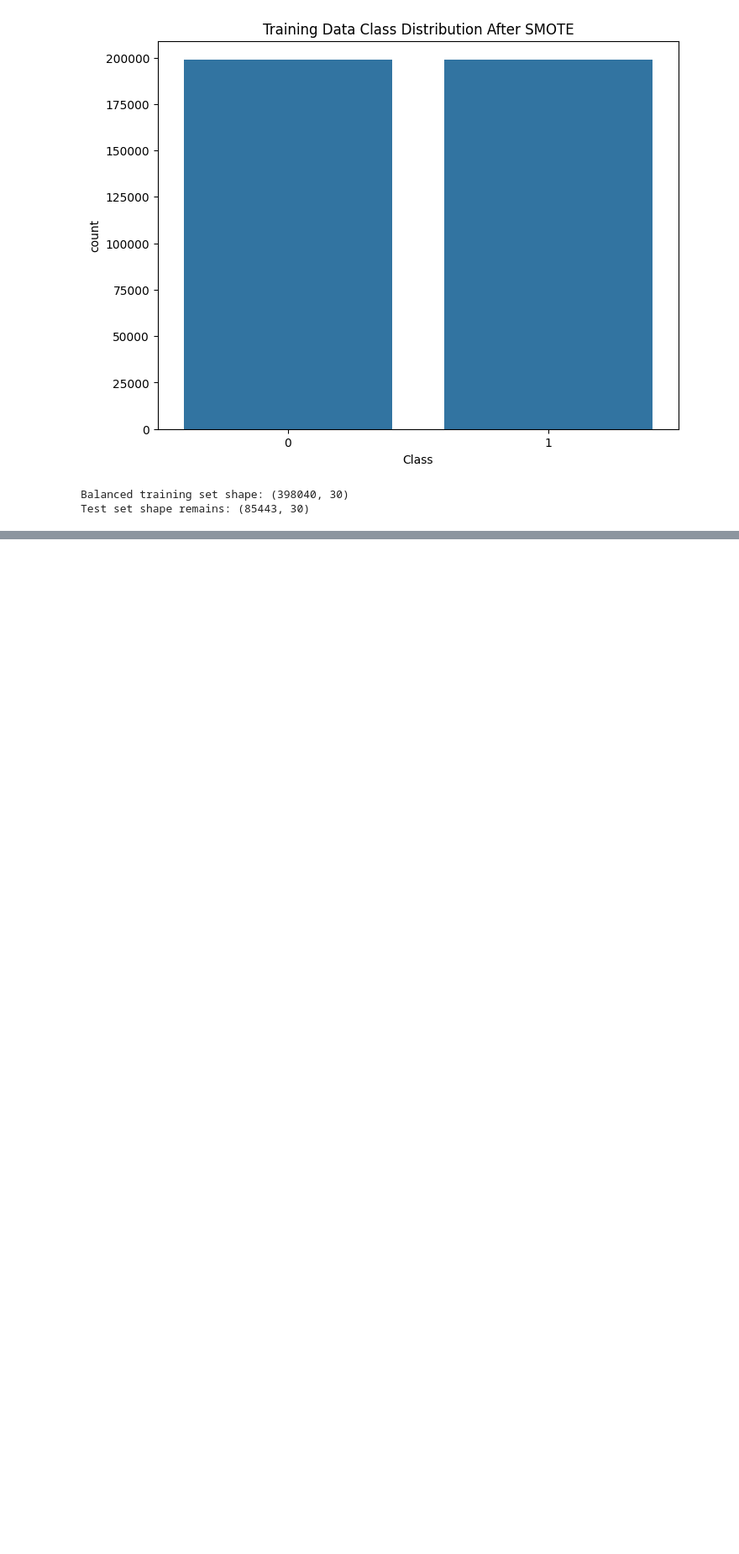
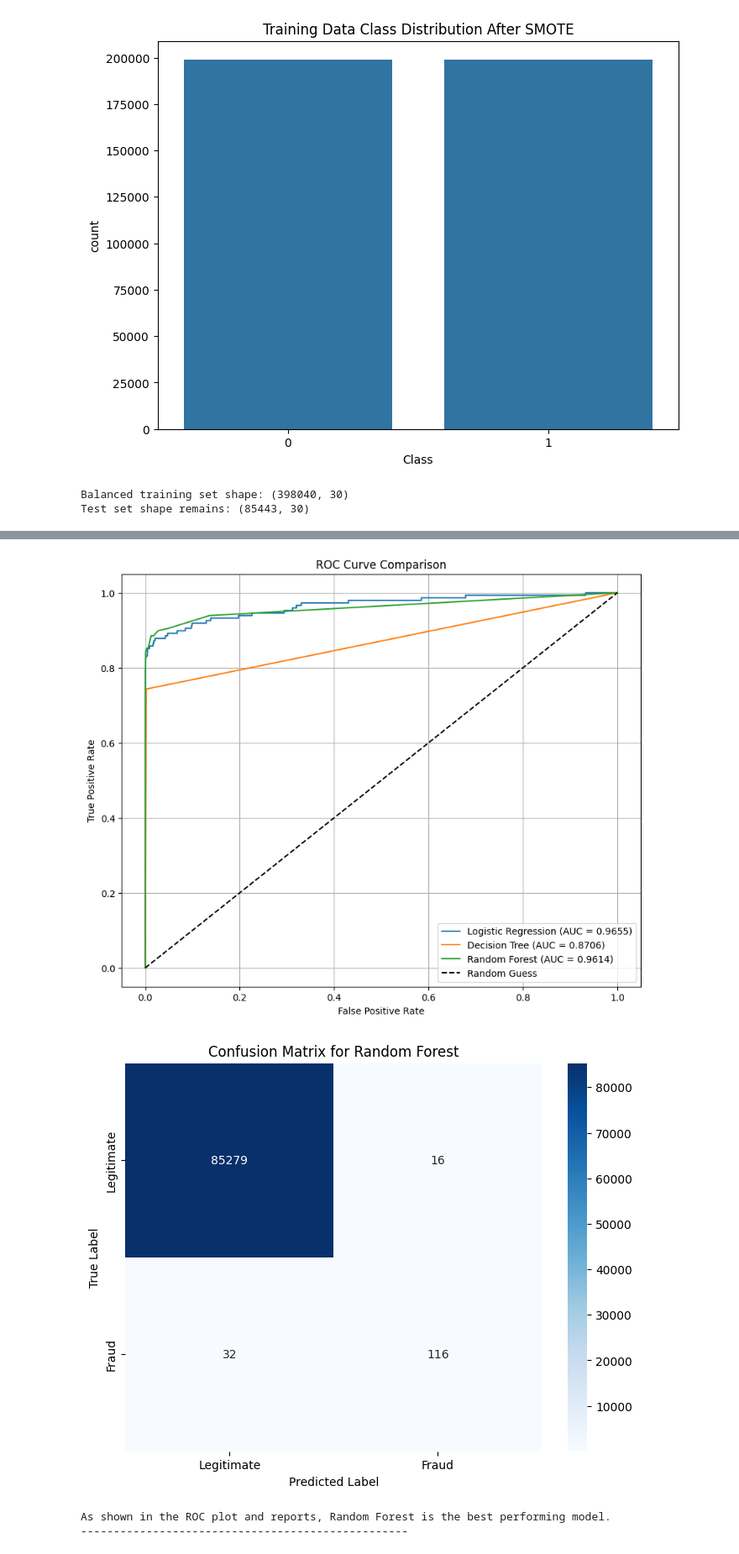
Before and after one commit to 6poh66/FraudDetectionBlockchain, a Jupyter notebook: Fraud_Detection.ipynb, the cells around one changed output, grey strips where cells are left out. Shown: that part at 84% size. Saved outputs shown, nothing was run; the diff lists cells and outputs as text; code cells hidden in the pictures; blank space fills up the shorter version.

Commit message:
Model Training

```diff
--- a/Fraud_Detection.ipynb
+++ b/Fraud_Detection.ipynb
@@ -142,0 +150,65 @@ Test set shape remains: (85443, 30)
+# %%
+#Models
+models = {
+    "Logistic Regression": LogisticRegression(max_iter=1000, random_state=42),
+    "Decision Tree": DecisionTreeClassifier(random_state=42),
+    "Random Forest": RandomForestClassifier(random_state=42, n_jobs=-1)
+}
+
+results = {}
+
+for model_name, model in models.items():
+    print(f"\n--- Training {model_name} ---")
+
+    # Train the model on the SMOTE-balanced data
+    model.fit(X_train_smote, y_train_smote)
+
+    # Make predictions on the original, imbalanced test set
+    y_pred = model.predict(X_test)
+    y_pred_proba = model.predict_proba(X_test)[:, 1]
+
+    # Evaluate performance
+    print(f"\nClassification Report for {model_name}:")
+    report = classification_report(y_test, y_pred, target_names=['Legitimate (0)', 'Fraud (1)'])
+    print(report)
+
+    auc_score = roc_auc_score(y_test, y_pred_proba)
+    print(f"AUC Score: {auc_score:.4f}")
+
+    # Store results for comparison
+    results[model_name] = {
+        'model': model,
+        'report': classification_report(y_test, y_pred, output_dict=True),
+        'auc': auc_score,
+        'y_pred_proba': y_pred_proba
+    }
+
+
+
+#Model Performance Comparison
+plt.figure(figsize=(10, 8))
+for model_name, result in results.items():
+    fpr, tpr, _ = roc_curve(y_test, result['y_pred_proba'])
+    plt.plot(fpr, tpr, label=f"{model_name} (AUC = {result['auc']:.4f})")
+
+plt.plot([0, 1], [0, 1], 'k--', label='Random Guess')
+plt.xlabel('False Positive Rate')
+plt.ylabel('True Positive Rate')
+plt.title('ROC Curve Comparison')
+plt.legend()
+plt.grid()
+plt.show()
+
+
+#Confusion Matrix
+best_model_name = "Random Forest"
+y_pred_best = results[best_model_name]['model'].predict(X_test)
+cm = confusion_matrix(y_test, y_pred_best)
+
+plt.figure(figsize=(8, 6))
+sns.heatmap(cm, annot=True, fmt='d', cmap='Blues', xticklabels=['Legitimate', 'Fraud'], yticklabels=['Legitimate', 'Fraud'])
+plt.xlabel('Predicted Label')
+plt.ylabel('True Label')
+plt.title(f'Confusion Matrix for {best_model_name}')
+plt.show()
+# %% [output]
@@ -142,0 +232,4 @@ Test set shape remains: (85443, 30)
+[figure, added]
+[figure, added]
+As shown in the ROC plot and reports, Random Forest is the best performing model.
+--------------------------------------------------
```
Also changed, not shown: parts of 6 cells of this notebook.
